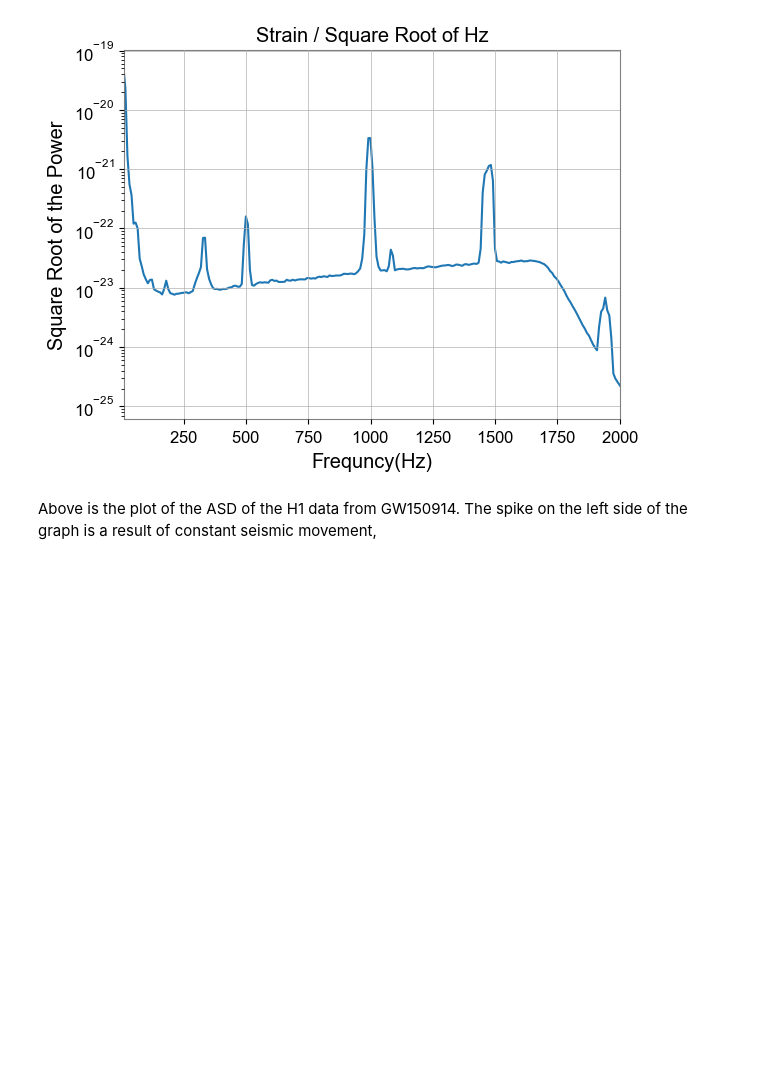
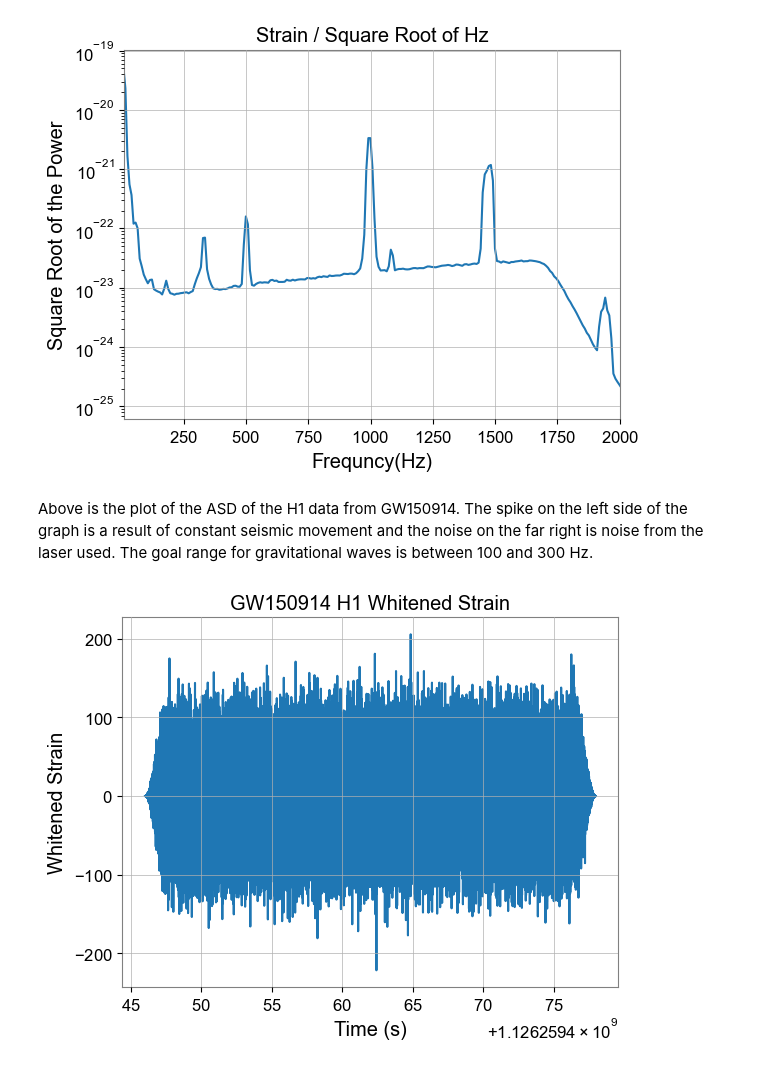
Before and after one commit to VanJessup-Dascher/ligo-gw-analysis, a Jupyter notebook: notebooks/02_ligo_data_exploration.ipynb, the cells around one changed output. Cells and saved outputs as stored; diff of their text form; code cells hidden in the pictures; blank space fills up the shorter version.

```diff
--- a/notebooks/02_ligo_data_exploration.ipynb
+++ b/notebooks/02_ligo_data_exploration.ipynb
@@ -74,4 +71,28 @@ plt.show
 <function matplotlib.pyplot.show(close=None, block=None)>
 [figure]
 # %% [markdown]
-Above is the plot of the ASD of the H1 data from GW150914. The spike on the left side of the graph is a result of constant seismic movement,
+Above is the plot of the ASD of the H1 data from GW150914. The spike on the left side of the graph is a result of constant seismic movement and the noise on the far right is noise from the laser used. The goal range for gravitational waves is between 100 and 300 Hz.
+# %%
+import numpy as np
+import math
+import matplotlib.pyplot as plt
+from gwpy.timeseries import TimeSeries
+from scipy.signal import welch
+from scipy.signal.windows import tukey
+
+window = tukey(len(h1_array), alpha =.1)
+h1_windowed = h1_array * window
+
+h1fft = np.fft.fft(h1_windowed)
+h1fft_freqs = np.fft.fftfreq(len(h1_array), d=1/4096)
+asd_interp = np.interp(np.abs(h1fft_freqs), freqs, asd_power)
+h1fft_whitened = h1fft / asd_interp
+h1_whitened = np.fft.ifft(h1fft_whitened).real
+
+plt.plot(h1data.times.value, h1_whitened)
+plt.xlabel("Time (s)")
+plt.ylabel("Whitened Strain")
+plt.title("GW150914 H1 Whitened Strain")
+plt.show()
+# %% [output]
+[figure, added]
```
Also changed, not shown: parts of 4 cells of this notebook.
